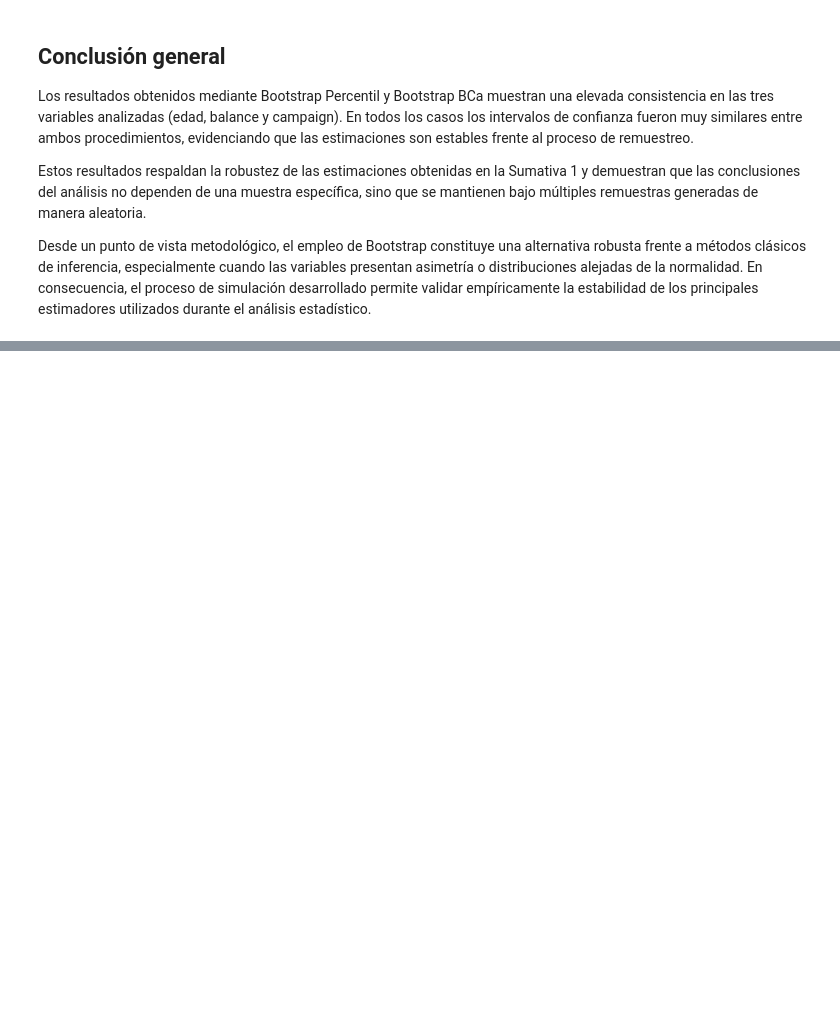
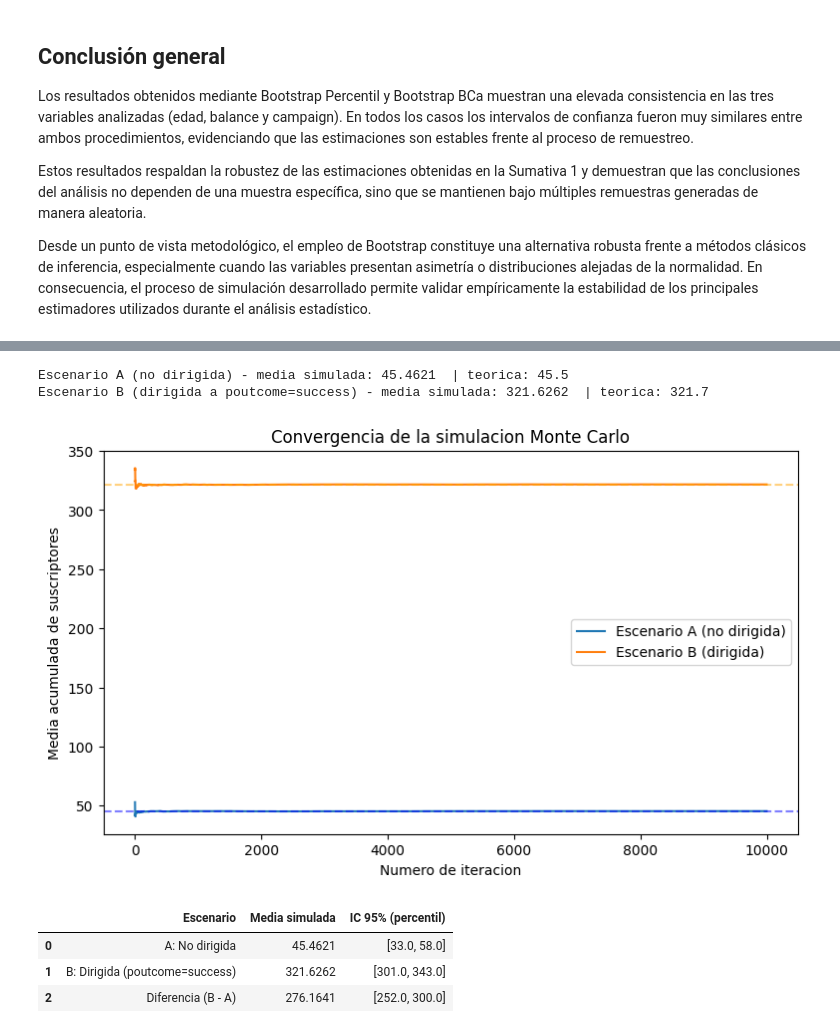
Before and after one commit to leofer23/formativa1-bank-marketing, a Jupyter notebook: S2/Sumativa_Fase3_Remuestreo_Simulacion.ipynb, the cells around one changed output, grey strips where cells are left out. Drawn from its saved outputs; the diff is of its cells as text; code cells hidden in the pictures; blank space fills up the shorter version.

```diff
--- a/S2/Sumativa_Fase3_Remuestreo_Simulacion.ipynb
+++ b/S2/Sumativa_Fase3_Remuestreo_Simulacion.ipynb
@@ -674,0 +819,51 @@ Desde un punto de vista metodológico, el empleo de Bootstrap constituye una alt
+# %%
+rng = np.random.default_rng(42)
+
+N = 500
+p_baseline = 0.0910   # tasa observada en S1 para poutcome = unknown
+p_targeted = 0.6434   # tasa observada en S1 para poutcome = success
+n_sim = 10000
+
+X_baseline = rng.binomial(N, p_baseline, size=n_sim)
+X_targeted = rng.binomial(N, p_targeted, size=n_sim)
+
+print("Escenario A (no dirigida) - media simulada:", X_baseline.mean(), " | teorica:", N*p_baseline)
+print("Escenario B (dirigida a poutcome=success) - media simulada:", X_targeted.mean(), " | teorica:", N*p_targeted)
+# %% [output]
+Escenario A (no dirigida) - media simulada: 45.4621  | teorica: 45.5
+Escenario B (dirigida a poutcome=success) - media simulada: 321.6262  | teorica: 321.7
+# %%
+running_mean_A = np.cumsum(X_baseline) / np.arange(1, n_sim+1)
+running_mean_B = np.cumsum(X_targeted) / np.arange(1, n_sim+1)
+
+plt.figure(figsize=(9,5))
+plt.plot(running_mean_A, label="Escenario A (no dirigida)")
+plt.axhline(N*p_baseline, color="blue", linestyle="--", alpha=0.5)
+plt.plot(running_mean_B, label="Escenario B (dirigida)")
+plt.axhline(N*p_targeted, color="orange", linestyle="--", alpha=0.5)
+plt.xlabel("Numero de iteracion")
+plt.ylabel("Media acumulada de suscriptores")
+plt.title("Convergencia de la simulacion Monte Carlo")
+plt.legend()
+plt.show()
+# %% [output]
+[figure, added]
+# %%
+D = X_targeted - X_baseline
+
+resumen_mc = pd.DataFrame({
+    "Escenario": ["A: No dirigida", "B: Dirigida (poutcome=success)", "Diferencia (B - A)"],
+    "Media simulada": [X_baseline.mean(), X_targeted.mean(), D.mean()],
+    "IC 95% (percentil)": [
+        f"[{np.percentile(X_baseline,2.5):.1f}, {np.percentile(X_baseline,97.5):.1f}]",
+        f"[{np.percentile(X_targeted,2.5):.1f}, {np.percentile(X_targeted,97.5):.1f}]",
+        f"[{np.percentile(D,2.5):.1f}, {np.percentile(D,97.5):.1f}]"
+    ]
+})
+
+display(resumen_mc)
+# %% [output]
+|  | Escenario | Media simulada | IC 95% (percentil) |
+| 0 | A: No dirigida | 45.4621 | [33.0, 58.0] |
+| 1 | B: Dirigida (poutcome=success) | 321.6262 | [301.0, 343.0] |
+| 2 | Diferencia (B - A) | 276.1641 | [252.0, 300.0] |
```
Also changed, not shown: parts of 31 cells of this notebook, 1 other file.
